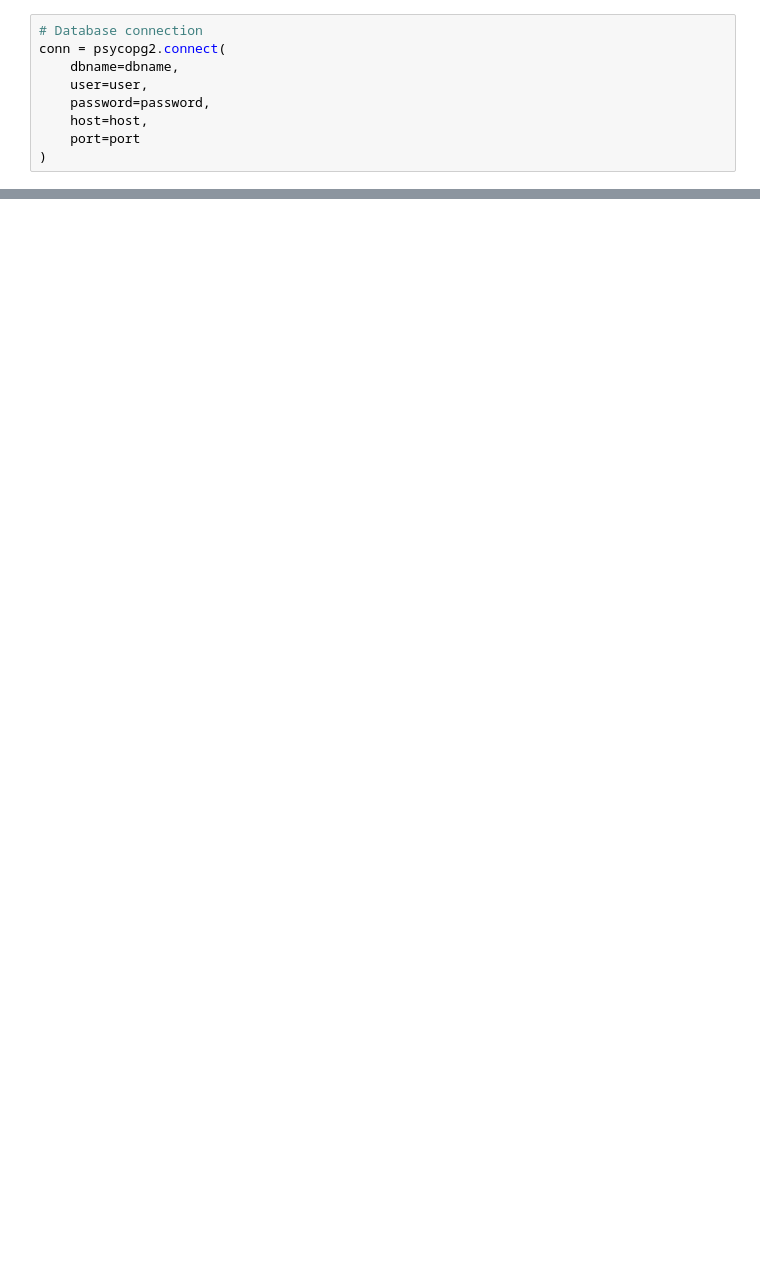
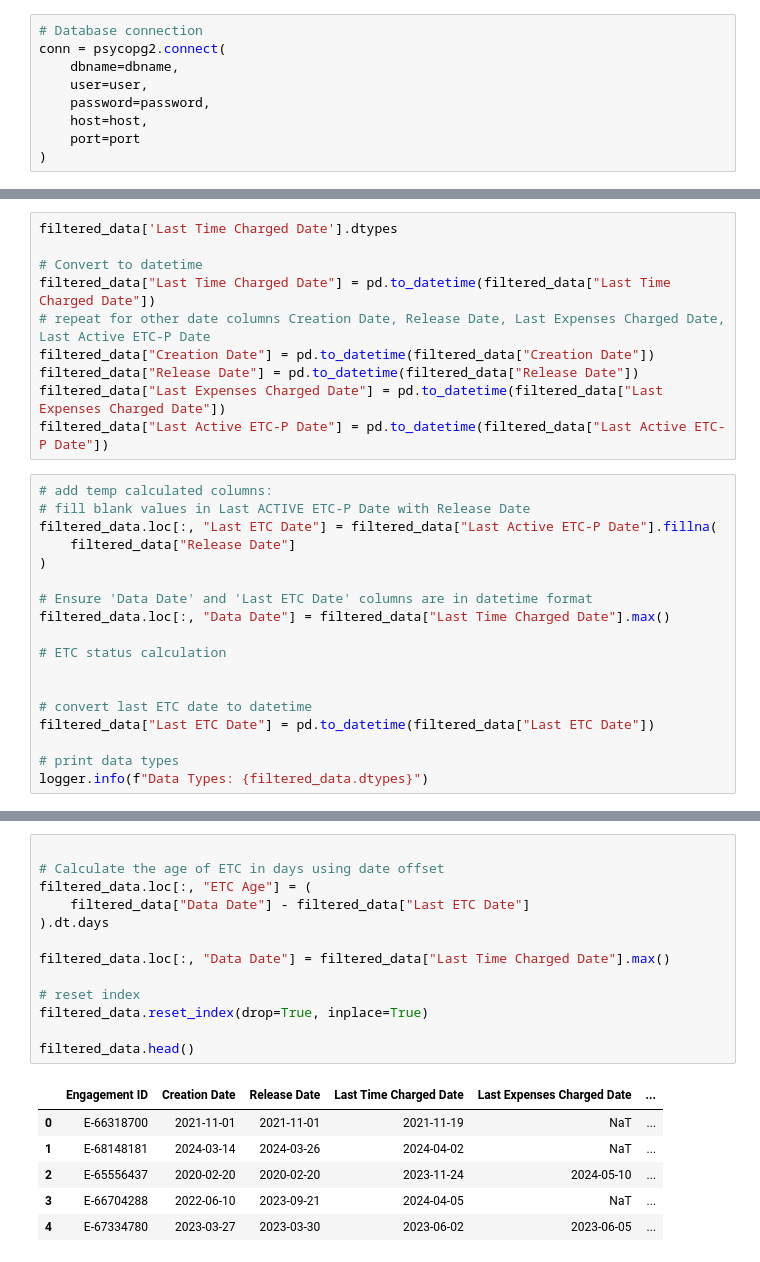
Before and after one commit to solstice035/outreachOptimisation, a Jupyter notebook: dataLoad.ipynb, the cells around one changed output, grey strips where cells are left out. Drawn from its saved outputs; the diff is of its cells as text; blank space fills up the shorter version.

```diff
--- a/dataLoad.ipynb
+++ b/dataLoad.ipynb
@@ -54,0 +97,28 @@ logger.info(f'Max date for "Last Time Charged Date": {data_date}')
+# %%
+filtered_data['Last Time Charged Date'].dtypes
+
+# Convert to datetime
+filtered_data["Last Time Charged Date"] = pd.to_datetime(filtered_data["Last Time Charged Date"])
+# repeat for other date columns Creation Date, Release Date, Last Expenses Charged Date, Last Active ETC-P Date
+filtered_data["Creation Date"] = pd.to_datetime(filtered_data["Creation Date"])
+filtered_data["Release Date"] = pd.to_datetime(filtered_data["Release Date"])
+filtered_data["Last Expenses Charged Date"] = pd.to_datetime(filtered_data["Last Expenses Charged Date"])
+filtered_data["Last Active ETC-P Date"] = pd.to_datetime(filtered_data["Last Active ETC-P Date"])
+# %%
+# add temp calculated columns:
+# fill blank values in Last ACTIVE ETC-P Date with Release Date
+filtered_data.loc[:, "Last ETC Date"] = filtered_data["Last Active ETC-P Date"].fillna(
+    filtered_data["Release Date"]
+)
+
+# Ensure 'Data Date' and 'Last ETC Date' columns are in datetime format
+filtered_data.loc[:, "Data Date"] = filtered_data["Last Time Charged Date"].max()
+
+# ETC status calculation
+
+
+# convert last ETC date to datetime
+filtered_data["Last ETC Date"] = pd.to_datetime(filtered_data["Last ETC Date"])
+
+# print data types
+logger.info(f"Data Types: {filtered_data.dtypes}")
@@ -54,0 +141,20 @@ logger.info(f'Max date for "Last Time Charged Date": {data_date}')
+# %%
+
+# Calculate the age of ETC in days using date offset
+filtered_data.loc[:, "ETC Age"] = (
+    filtered_data["Data Date"] - filtered_data["Last ETC Date"]
+).dt.days
+
+filtered_data.loc[:, "Data Date"] = filtered_data["Last Time Charged Date"].max()
+
+# reset index
+filtered_data.reset_index(drop=True, inplace=True)
+
+filtered_data.head()
+# %% [output]
+|  | Engagement ID | Creation Date | Release Date | Last Time Charged Date | Last Expenses Charged Date | ... |
+| 0 | E-66318700 | 2021-11-01 | 2021-11-01 | 2021-11-19 | NaT | ... |
+| 1 | E-68148181 | 2024-03-14 | 2024-03-26 | 2024-04-02 | NaT | ... |
+| 2 | E-65556437 | 2020-02-20 | 2020-02-20 | 2023-11-24 | 2024-05-10 | ... |
+| 3 | E-66704288 | 2022-06-10 | 2023-09-21 | 2024-04-05 | NaT | ... |
+| 4 | E-67334780 | 2023-03-27 | 2023-03-30 | 2023-06-02 | 2023-06-05 | ... |
```
Also changed, not shown: parts of 12 cells of this notebook, 1 other file.
